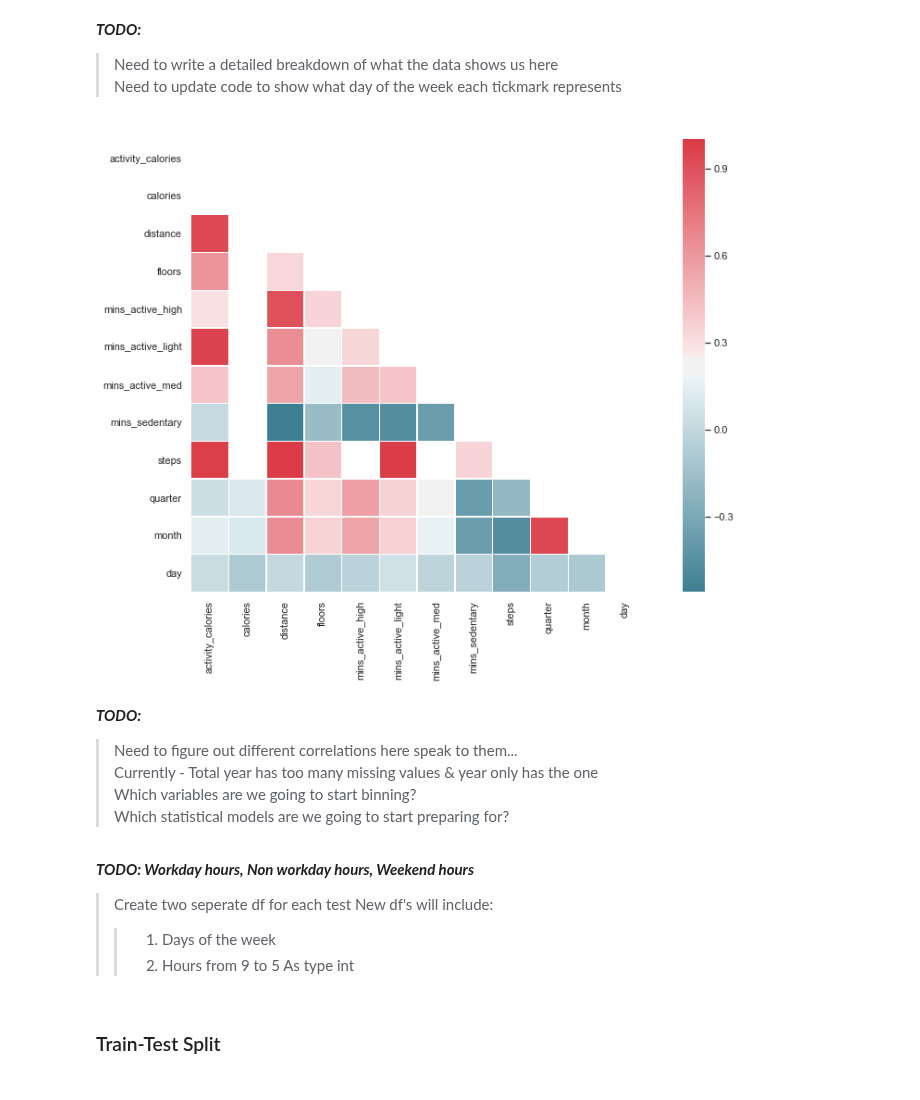
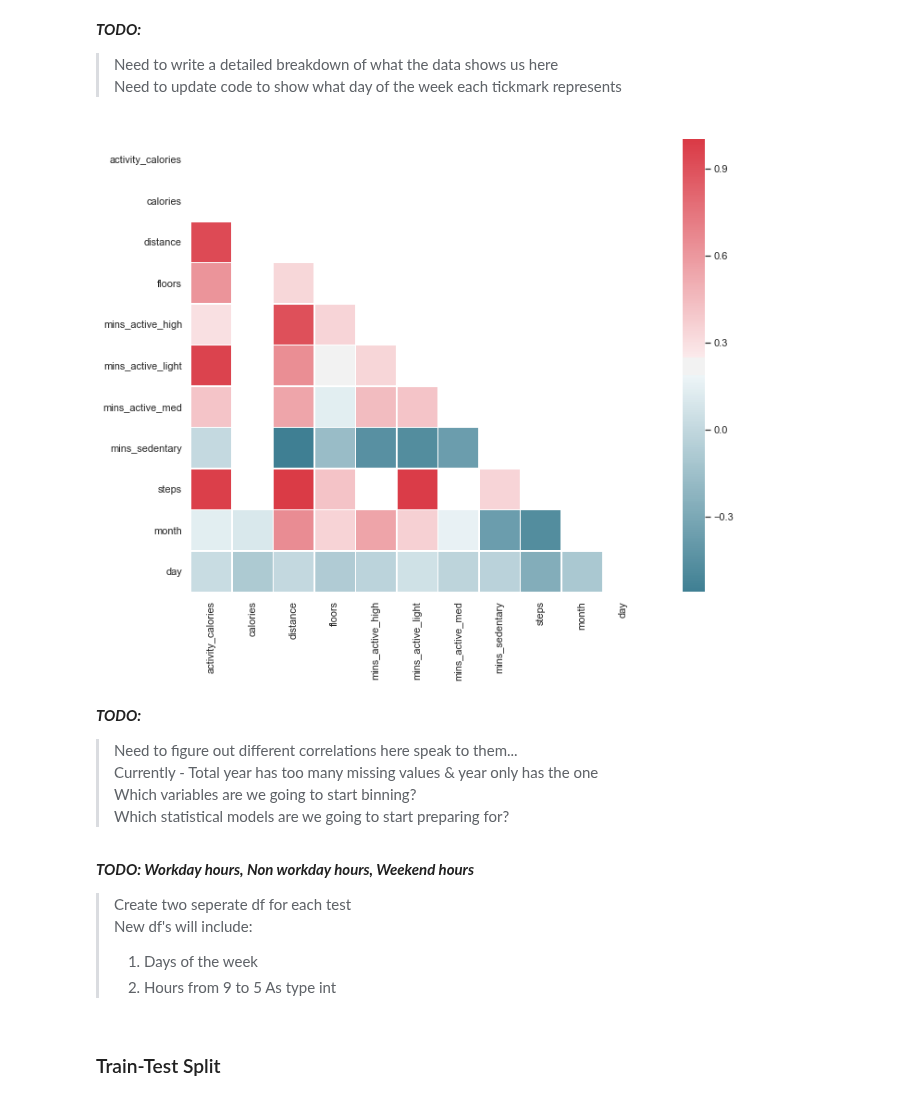
Before and after one commit to time-series-101-eric-norrick/tsa-fitbit, a Jupyter notebook: TimeSeries_Project.ipynb, the cells around one changed output. Drawn from its saved outputs; the diff is of its cells as text; code cells hidden in the pictures.

```diff
--- a/TimeSeries_Project.ipynb
+++ b/TimeSeries_Project.ipynb
@@ -96,10 +101,8 @@ df.index = pd.to_datetime(df.index, utc=True)
 # %%
 def add_date_parts(df):
     '''
-    Function to add columns based on date: year, quarter, month, day of month, day of week
+    Function to add columns based on date: month, day of month, day of week
     '''
-    df['year'] = df.index.year
-    df['quarter'] = df.index.quarter
     df['month'] = df.index.month
     df['day'] = df.index.day
     df['weekday'] = df.index.day_name()
@@ -305,9 +308,9 @@ Text(0, 0.5, 'Distance')
 > Need to write a detailed breakdown of what the data shows us here
 > Need to update code to show what day of the week each tickmark represents
 # %%
-createheatmap(df.drop(columns=['total_calories', 'year']))
+createheatmap(df.drop(columns=['total_calories']))
 # %% [output]
-[figure, old version]
+[figure, new version]
 # %% [markdown]
 **_TODO:_**
 > Need to figure out different correlations here speak to them...
@@ -318,9 +321,9 @@ createheatmap(df.drop(columns=['total_calories', 'year']))
 **_TODO: Workday hours, Non workday hours, Weekend hours_**
 > Create two seperate df for each test
 > New df's will include:
->> 1. Days of the week
->> 2. Hours from 9 to 5
->> As type int
+> 1. Days of the week
+> 2. Hours from 9 to 5
+> As type int
 # %% [markdown]
 ### Train-Test Split
 # %% [markdown]
```
Also changed, not shown: parts of 6 cells of this notebook.
